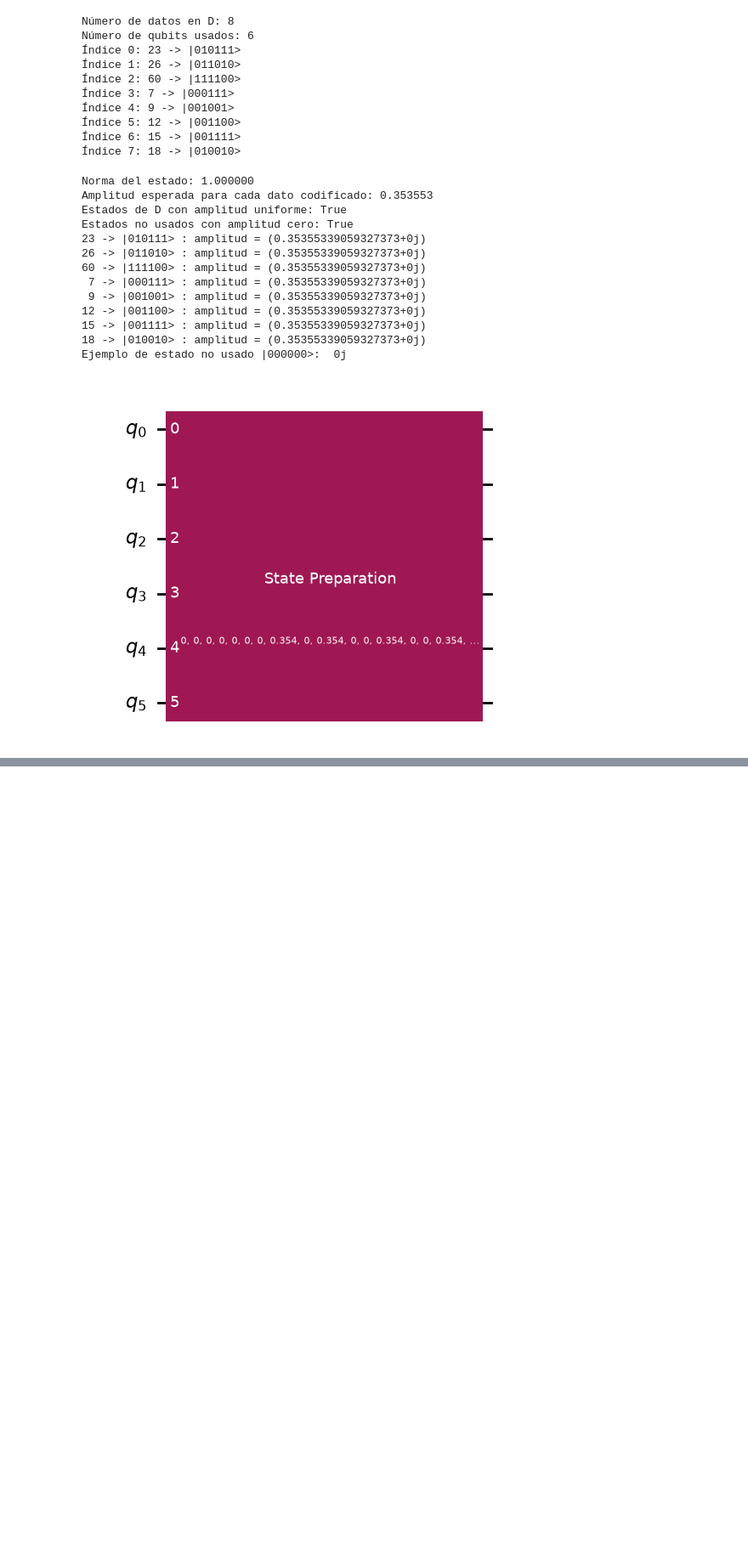
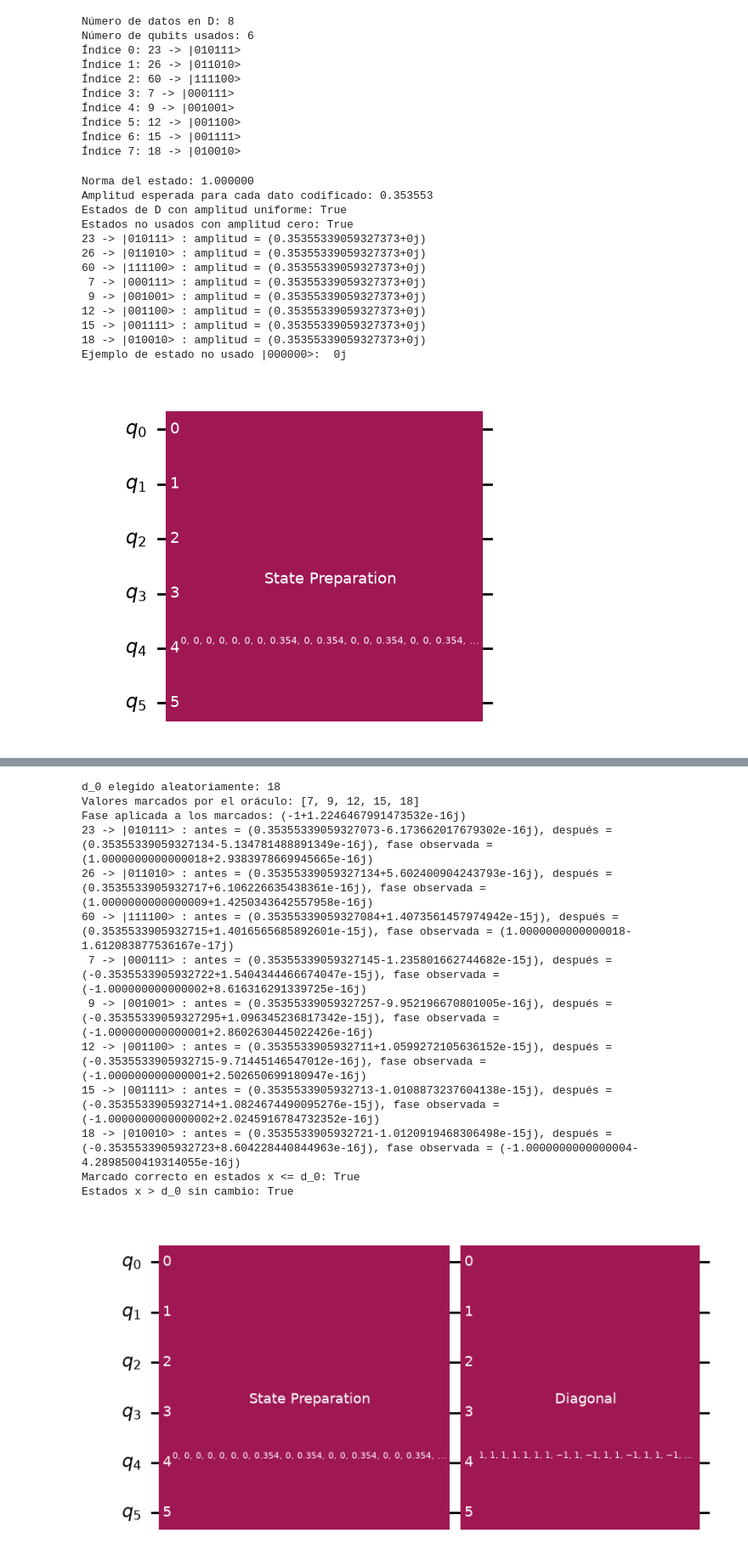
Before and after one commit to xillegas/mscqthesis, a Jupyter notebook: code/Chen.ipynb, the cells around one changed output, grey strips where cells are left out. Shown at 85% size. Saved outputs shown, nothing was run; the diff lists cells and outputs as text; code cells hidden in the pictures; blank space fills up the shorter version.

```diff
--- a/code/Chen.ipynb
+++ b/code/Chen.ipynb
@@ -287,0 +299,80 @@ Conteos medidos (1000 shots):
+# %%
+from qiskit.circuit.library import DiagonalGate
+from qiskit.quantum_info import Statevector
+
+def elegir_d0_aleatorio(D, seed=None):
+    generador = np.random.default_rng(seed)
+    return int(generador.choice(D))
+
+def construir_oraculo_umbral(D, indices_codificados, n_qubits, d_0, phi=np.pi):
+    fases = np.ones(2**n_qubits, dtype=complex)
+    fase_marcado = np.exp(1j * phi)
+    indices_marcados = []
+
+    for valor, indice in zip(D, indices_codificados):
+        if valor <= d_0:
+            fases[indice] = fase_marcado
+            indices_marcados.append(indice)
+
+    oraculo = QuantumCircuit(n_qubits, name=f"O(d0={d_0})")
+    oraculo.append(DiagonalGate(fases), range(n_qubits))
+    return oraculo, sorted(indices_marcados), fase_marcado
+
+d_0 = elegir_d0_aleatorio(D)  # Usa seed=7 si quieres reproducibilidad
+phi = np.pi  # En Grover-Long, reemplazar por la fase calculada para M y J.
+
+oraculo_umbral, indices_marcados, fase_marcado = construir_oraculo_umbral(
+    D=D,
+    indices_codificados=indices_codificados,
+    n_qubits=n_qubits,
+    d_0=d_0,
+    phi=phi,
+    )
+
+qc_preparacion_y_oraculo = quantumCircuit_W.copy()
+qc_preparacion_y_oraculo.compose(oraculo_umbral, inplace=True)
+
+estado_antes = Statevector.from_instruction(quantumCircuit_W)
+estado_despues = Statevector.from_instruction(qc_preparacion_y_oraculo)
+
+print(f"d_0 elegido aleatoriamente: {d_0}")
+print("Valores marcados por el oráculo:", [valor for valor in D if valor <= d_0])
+print(f"Fase aplicada a los marcados: {fase_marcado}")
+
+marcados_ok = True
+no_marcados_ok = True
+
+for valor, bits, indice in zip(D, D_bin, indices_codificados):
+    amplitud_antes = estado_antes.data[indice]
+    amplitud_despues = estado_despues.data[indice]
+    fase_observada = amplitud_despues / amplitud_antes
+
+    if valor <= d_0:
+        marcados_ok &= np.allclose(amplitud_despues, fase_marcado * amplitud_antes)
+    else:
+        no_marcados_ok &= np.allclose(amplitud_despues, amplitud_antes)
+
+    print(
+        f"{valor:>2} -> |{bits}> : antes = {amplitud_antes}, "
+        f"después = {amplitud_despues}, fase observada = {fase_observada}"
+    )
+
+print("Marcado correcto en estados x <= d_0:", marcados_ok)
+print("Estados x > d_0 sin cambio:", no_marcados_ok)
+
+qc_preparacion_y_oraculo.draw("mpl", fold=-1)
+# %% [output]
+d_0 elegido aleatoriamente: 18
+Valores marcados por el oráculo: [7, 9, 12, 15, 18]
+Fase aplicada a los marcados: (-1+1.2246467991473532e-16j)
+23 -> |010111> : antes = (0.35355339059327073-6.173662017679302e-16j), después = (0.35355339059327134-5.134781488891349e-16j), fase observada = (1.0000000000000018+2.9383978669945665e-16j)
+26 -> |011010> : antes = (0.35355339059327134+5.602400904243793e-16j), después = (0.3535533905932717+6.106226635438361e-16j), fase observada = (1.0000000000000009+1.4250343642557958e-16j)
+60 -> |111100> : antes = (0.35355339059327084+1.4073561457974942e-15j), después = (0.3535533905932715+1.4016565685892601e-15j), fase observada = (1.0000000000000018-1.612083877536167e-17j)
+ 7 -> |000111> : antes = (0.35355339059327145-1.235801662744682e-15j), después = (-0.3535533905932722+1.5404344466674047e-15j), fase observada = (-1.000000000000002+8.616316291339725e-16j)
+ 9 -> |001001> : antes = (0.35355339059327257-9.952196670801005e-16j), después = (-0.35355339059327295+1.096345236817342e-15j), fase observada = (-1.000000000000001+2.8602630445022426e-16j)
+12 -> |001100> : antes = (0.3535533905932711+1.0599272105636152e-15j), después = (-0.3535533905932715-9.71445146547012e-16j), fase observada = (-1.000000000000001+2.502650699180947e-16j)
+15 -> |001111> : antes = (0.3535533905932713-1.0108873237604138e-15j), después = (-0.3535533905932714+1.0824674490095276e-15j), fase observada = (-1.0000000000000002+2.0245916784732352e-16j)
+18 -> |010010> : antes = (0.3535533905932721-1.0120919468306498e-15j), después = (-0.3535533905932723+8.604228440844963e-16j), fase observada = (-1.0000000000000004-4.2898500419314055e-16j)
+Marcado correcto en estados x <= d_0: True
+Estados x > d_0 sin cambio: True
+[figure, added]
```
Also changed, not shown: parts of 7 cells of this notebook.
